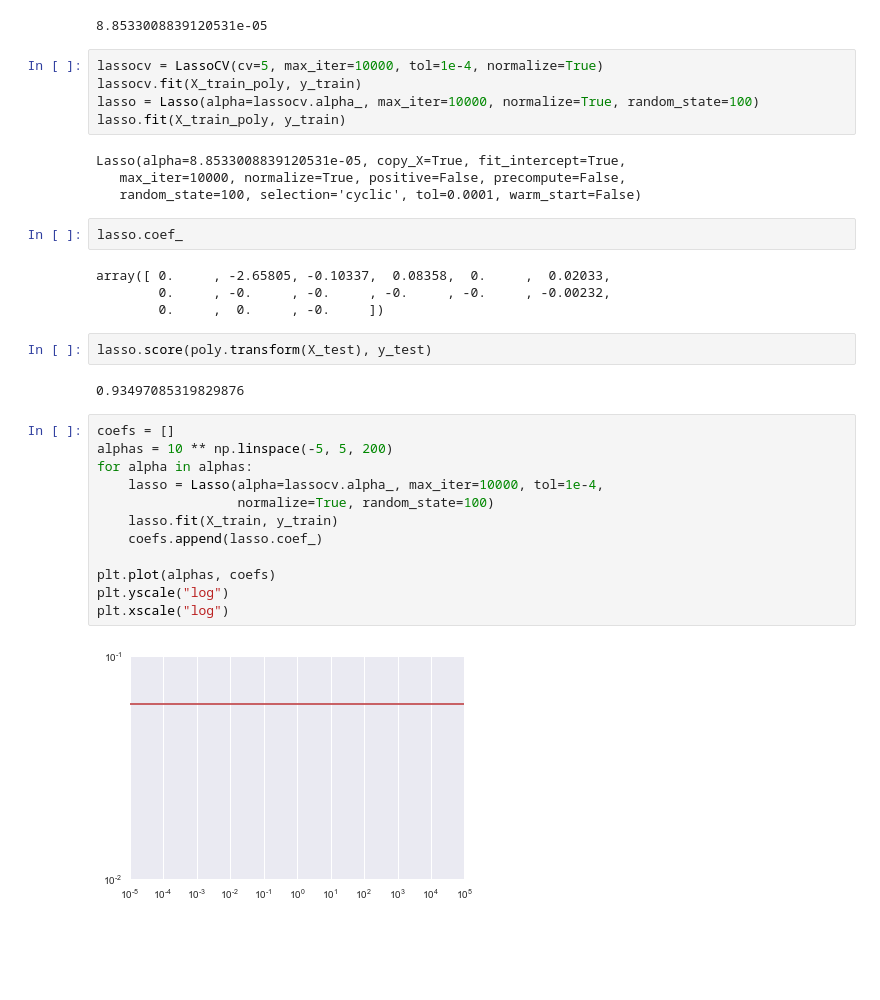
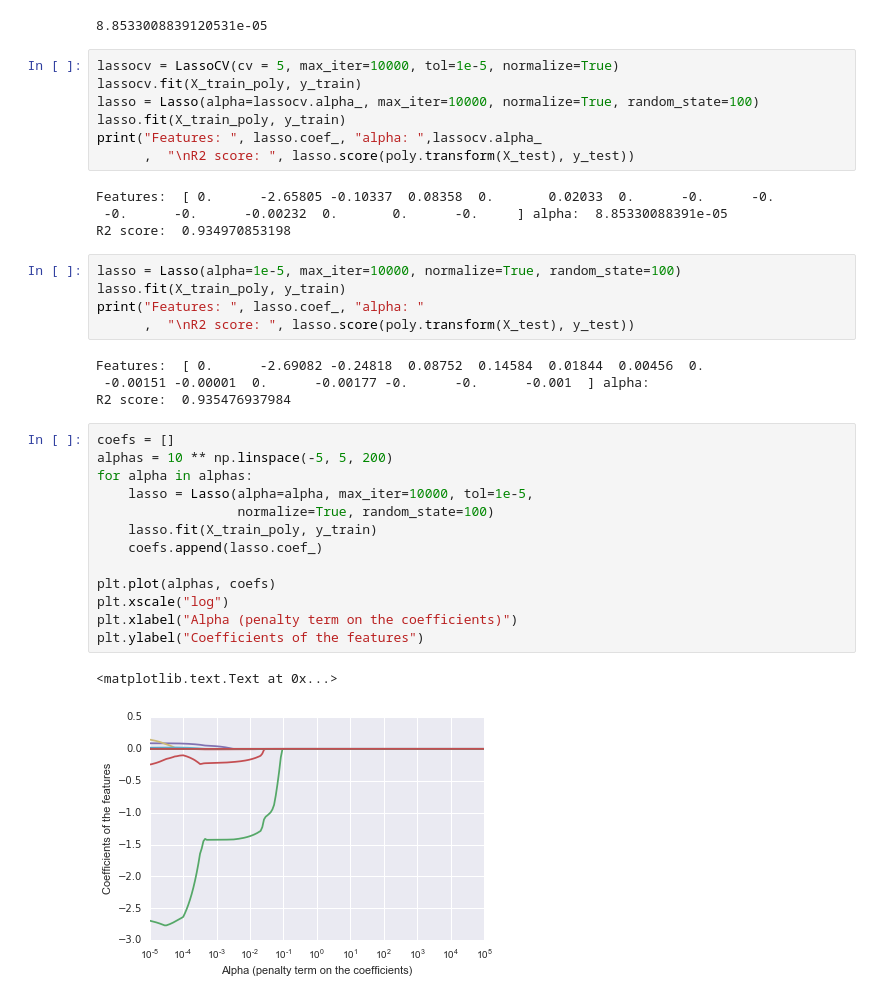
Before and after one commit to Einext/jupyter-notebooks, a Jupyter notebook: 03 Linear Regression.ipynb, the cells around one changed output. Saved outputs shown, nothing was run; the diff lists cells and outputs as text; blank space fills up the shorter version.

```diff
--- a/03 Linear Regression.ipynb
+++ b/03 Linear Regression.ipynb
@@ -265,35 +259,38 @@ lassocv.alpha_
 # %% [output]
 8.8533008839120531e-05
 # %%
-lassocv = LassoCV(cv=5, max_iter=10000, tol=1e-4, normalize=True)
+lassocv = LassoCV(cv = 5, max_iter=10000, tol=1e-5, normalize=True)
 lassocv.fit(X_train_poly, y_train)
 lasso = Lasso(alpha=lassocv.alpha_, max_iter=10000, normalize=True, random_state=100)
 lasso.fit(X_train_poly, y_train)
+print("Features: ", lasso.coef_, "alpha: ",lassocv.alpha_
+      ,  "\nR2 score: ", lasso.score(poly.transform(X_test), y_test))
 # %% [output]
-Lasso(alpha=8.8533008839120531e-05, copy_X=True, fit_intercept=True,
-   max_iter=10000, normalize=True, positive=False, precompute=False,
-   random_state=100, selection='cyclic', tol=0.0001, warm_start=False)
+Features:  [ 0.      -2.65805 -0.10337  0.08358  0.       0.02033  0.      -0.      -0.
+ -0.      -0.      -0.00232  0.       0.      -0.     ] alpha:  8.85330088391e-05
+R2 score:  0.934970853198
-# %%
-lasso.coef_
-# %% [output]
-array([ 0.     , -2.65805, -0.10337,  0.08358,  0.     ,  0.02033,
-        0.     , -0.     , -0.     , -0.     , -0.     , -0.00232,
-        0.     ,  0.     , -0.     ])
-# %%
-lasso.score(poly.transform(X_test), y_test)
-# %% [output]
-0.93497085319829876
+# %%
+lasso = Lasso(alpha=1e-5, max_iter=10000, normalize=True, random_state=100)
+lasso.fit(X_train_poly, y_train)
+print("Features: ", lasso.coef_, "alpha: "
+      ,  "\nR2 score: ", lasso.score(poly.transform(X_test), y_test))
+# %% [output]
+Features:  [ 0.      -2.69082 -0.24818  0.08752  0.14584  0.01844  0.00456  0.
+ -0.00151 -0.00001  0.      -0.00177 -0.      -0.      -0.001  ] alpha:
+R2 score:  0.935476937984
 # %%
 coefs = []
 alphas = 10 ** np.linspace(-5, 5, 200)
 for alpha in alphas:
-    lasso = Lasso(alpha=lassocv.alpha_, max_iter=10000, tol=1e-4,
+    lasso = Lasso(alpha=alpha, max_iter=10000, tol=1e-5,
                   normalize=True, random_state=100)
-    lasso.fit(X_train, y_train)
+    lasso.fit(X_train_poly, y_train)
     coefs.append(lasso.coef_)
 
 plt.plot(alphas, coefs)
-plt.yscale("log")
 plt.xscale("log")
+plt.xlabel("Alpha (penalty term on the coefficients)")
+plt.ylabel("Coefficients of the features")
 # %% [output]
+<matplotlib.text.Text at 0x...>
-[figure, old version]
+[figure, new version]
```
Also changed, not shown: parts of 10 cells of this notebook.
